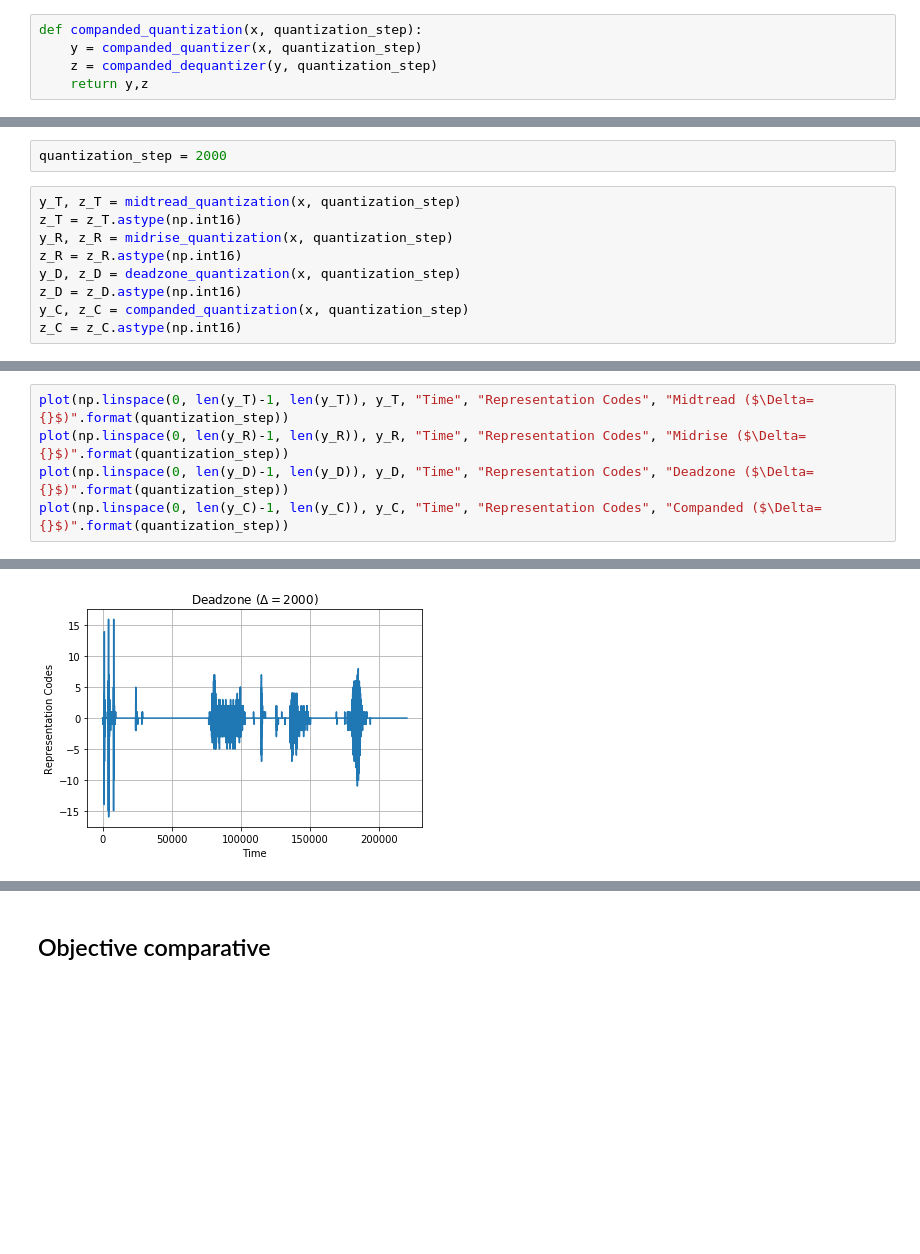
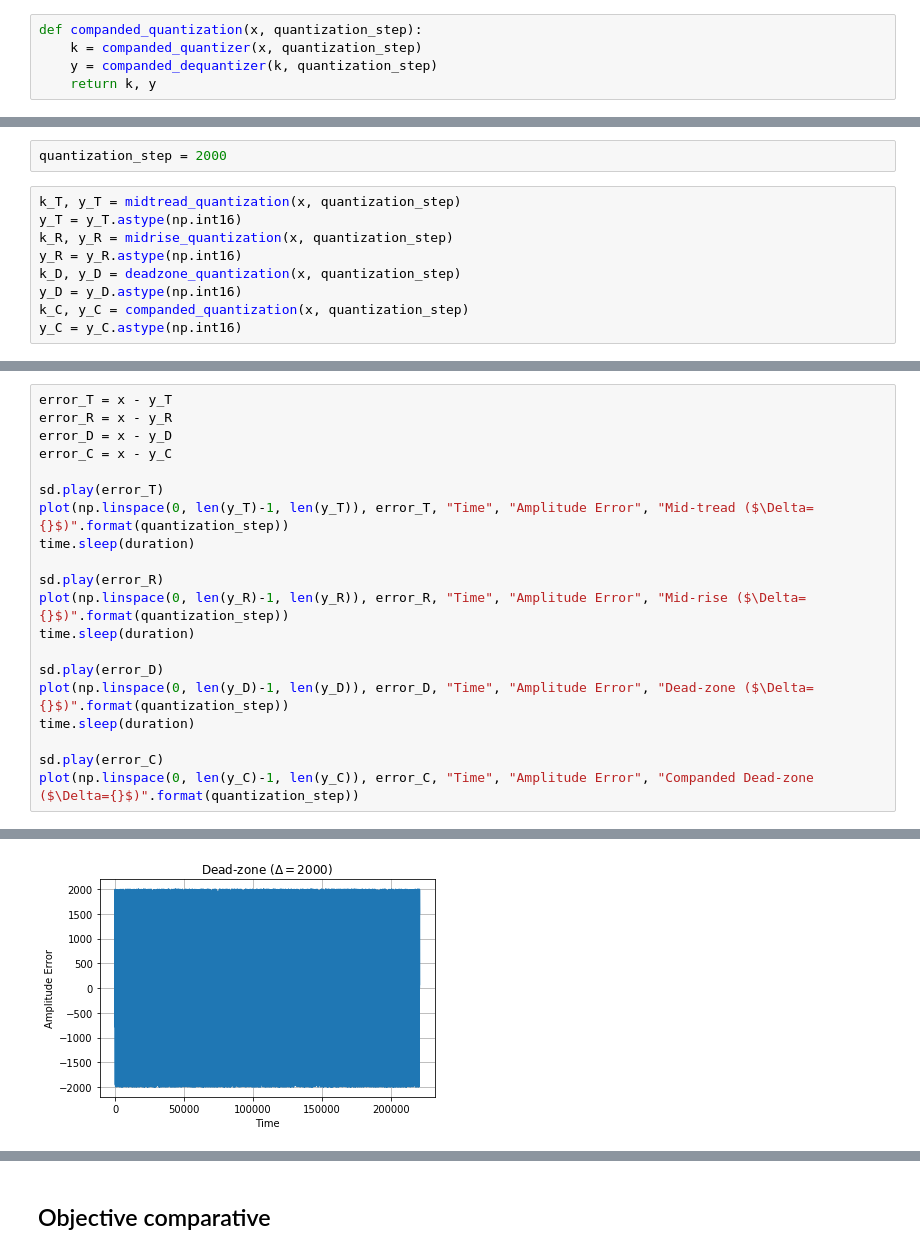
Before and after one commit to Tecnologias-multimedia/Tecnologias-multimedia.github.io, a Jupyter notebook: study_guide/quantization/graphics/quantization.ipynb, the cells around one changed output, grey strips where cells are left out. Saved outputs shown, nothing was run; the diff lists cells and outputs as text; blank space fills up the shorter version.

```diff
--- a/study_guide/quantization/graphics/quantization.ipynb
+++ b/study_guide/quantization/graphics/quantization.ipynb
@@ -413,6 +466,6 @@ def deadzone_quantization(x, quantization_step):
 # %%
 def companded_quantization(x, quantization_step):
-    y = companded_quantizer(x, quantization_step)
-    z = companded_dequantizer(y, quantization_step)
-    return y,z
+    k = companded_quantizer(x, quantization_step)
+    y = companded_dequantizer(k, quantization_step)
+    return k, y
 # %% [markdown]
@@ -437,11 +490,11 @@ plot(np.linspace(0, len(x)-1, len(x)), x, "Time", "Amplitude", "Audio Signal")
 # %%
 quantization_step = 2000
 # %%
-y_T, z_T = midtread_quantization(x, quantization_step)
-z_T = z_T.astype(np.int16)
-y_R, z_R = midrise_quantization(x, quantization_step)
-z_R = z_R.astype(np.int16)
-y_D, z_D = deadzone_quantization(x, quantization_step)
-z_D = z_D.astype(np.int16)
-y_C, z_C = companded_quantization(x, quantization_step)
-z_C = z_C.astype(np.int16)
+k_T, y_T = midtread_quantization(x, quantization_step)
+y_T = y_T.astype(np.int16)
+k_R, y_R = midrise_quantization(x, quantization_step)
+y_R = y_R.astype(np.int16)
+k_D, y_D = deadzone_quantization(x, quantization_step)
+y_D = y_D.astype(np.int16)
+k_C, y_C = companded_quantization(x, quantization_step)
+y_C = y_C.astype(np.int16)
@@ -463,6 +532,21 @@ plot(np.linspace(0, len(z_C)-1, len(z_C)), z_C, "Time", "Amplitude", "Companded
 # %%
-plot(np.linspace(0, len(y_T)-1, len(y_T)), y_T, "Time", "Representation Codes", "Midtread ($\Delta={}$)".format(quantization_step))
-plot(np.linspace(0, len(y_R)-1, len(y_R)), y_R, "Time", "Representation Codes", "Midrise ($\Delta={}$)".format(quantization_step))
-plot(np.linspace(0, len(y_D)-1, len(y_D)), y_D, "Time", "Representation Codes", "Deadzone ($\Delta={}$)".format(quantization_step))
-plot(np.linspace(0, len(y_C)-1, len(y_C)), y_C, "Time", "Representation Codes", "Companded ($\Delta={}$)".format(quantization_step))
+error_T = x - y_T
+error_R = x - y_R
+error_D = x - y_D
+error_C = x - y_C
+
+sd.play(error_T)
+plot(np.linspace(0, len(y_T)-1, len(y_T)), error_T, "Time", "Amplitude Error", "Mid-tread ($\Delta={}$)".format(quantization_step))
+time.sleep(duration)
+
+sd.play(error_R)
+plot(np.linspace(0, len(y_R)-1, len(y_R)), error_R, "Time", "Amplitude Error", "Mid-rise ($\Delta={}$)".format(quantization_step))
+time.sleep(duration)
+
+sd.play(error_D)
+plot(np.linspace(0, len(y_D)-1, len(y_D)), error_D, "Time", "Amplitude Error", "Dead-zone ($\Delta={}$)".format(quantization_step))
+time.sleep(duration)
+
+sd.play(error_C)
+plot(np.linspace(0, len(y_C)-1, len(y_C)), error_C, "Time", "Amplitude Error", "Companded Dead-zone ($\Delta={}$)".format(quantization_step))
 # %% [output]
@@ -471 +555 @@ plot(np.linspace(0, len(y_C)-1, len(y_C)), y_C, "Time", "Representation Codes",
-[figure, old version]
+[figure, new version]
```
Also changed, not shown: parts of 46 cells of this notebook, 1 other file.
